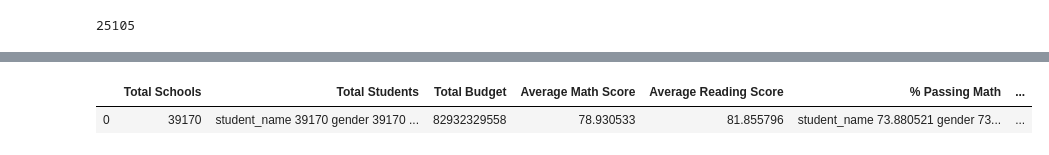
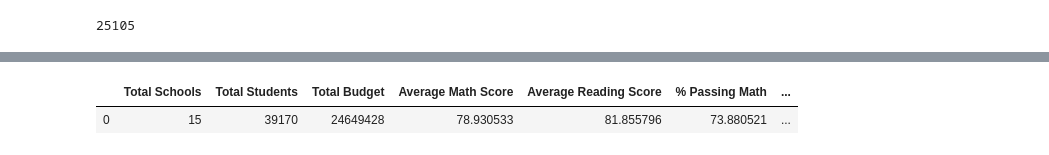
Before and after one commit to nabanitagupta/School_District_Analysis_2, a Jupyter notebook: PyCitySchools_Challenge.ipynb, the cells around one changed output, grey strips where cells are left out. Cells and saved outputs as stored; diff of their text form; code cells hidden in the pictures.

```diff
--- a/PyCitySchools_Challenge.ipynb
+++ b/PyCitySchools_Challenge.ipynb
@@ -213,3 +199,6 @@ type             39170
 size             39170
 budget           39170
 dtype: int64
+# %%
+student_count=school_data_complete_df["Student ID"].count()
+student_count
@@ -235,12 +241,12 @@ array(['Huang High School', 'Figueroa High School', 'Shelton High School',
        'Rodriguez High School', 'Johnson High School', 'Ford High School',
        'Thomas High School'], dtype=object)
 # %%
-school_count_3 = len(school_data_complete_df["school_name"].unique())
+school_count_3 = len(school_data_df["school_name"].unique())
 school_count_3
 # %% [output]
 15
 # %%
 # Calculate the total budget.
-total_budget = school_data_complete_df["budget"].sum()
+total_budget = school_data_df["budget"].sum()
 total_budget
 # %% [output]
@@ -310,9 +316,10 @@ print(passing_reading_count)
 33158
 # %%
 # Calculate the percent that passed math.
-passing_math_percentage = passing_math_count / student_count * 100
+passing_math_percentage = passing_math_count / float(student_count) * 100
+
 # Calculate the percent that passed reading.
-passing_reading_percentage = passing_reading_count / student_count * 100
+passing_reading_percentage = passing_reading_count / float(student_count) * 100
 # %%
 print(passing_reading_percentage)
 # %% [output]
@@ -364,18 +351,18 @@ dtype: float64
 # %%
 # Adding a list of values with keys to create a new DataFrame.
 district_summary_df = pd.DataFrame(
-          [{"Total Schools": school_count,
+          [{"Total Schools": school_count_3,
           "Total Students": student_count,
           "Total Budget": total_budget,
           "Average Math Score": average_math_score,
           "Average Reading Score": average_reading_score,
           "% Passing Math": passing_math_percentage,
          "% Passing Reading": passing_reading_percentage,
         "% Overall Passing": overall_passing_percentage}])
 district_summary_df
 # %% [output]
 |  | Total Schools | Total Students | Total Budget | Average Math Score | Average Reading Score | % Passing Math | ... |
-| 0 | 39170 | student_name 39170 gender 39170 ... | 82932329558 | 78.930533 | 81.855796 | student_name 73.880521 gender 73... | ... |
+| 0 | 15 | 39170 | 24649428 | 78.930533 | 81.855796 | 73.880521 | ... |
 # %%
 # Define a function that calculates the percentage of students that passed both # math and reading and prints the passing percentage to the output when the
 # function is called.
```
Also changed, not shown: parts of 54 cells of this notebook, 1 other file.
